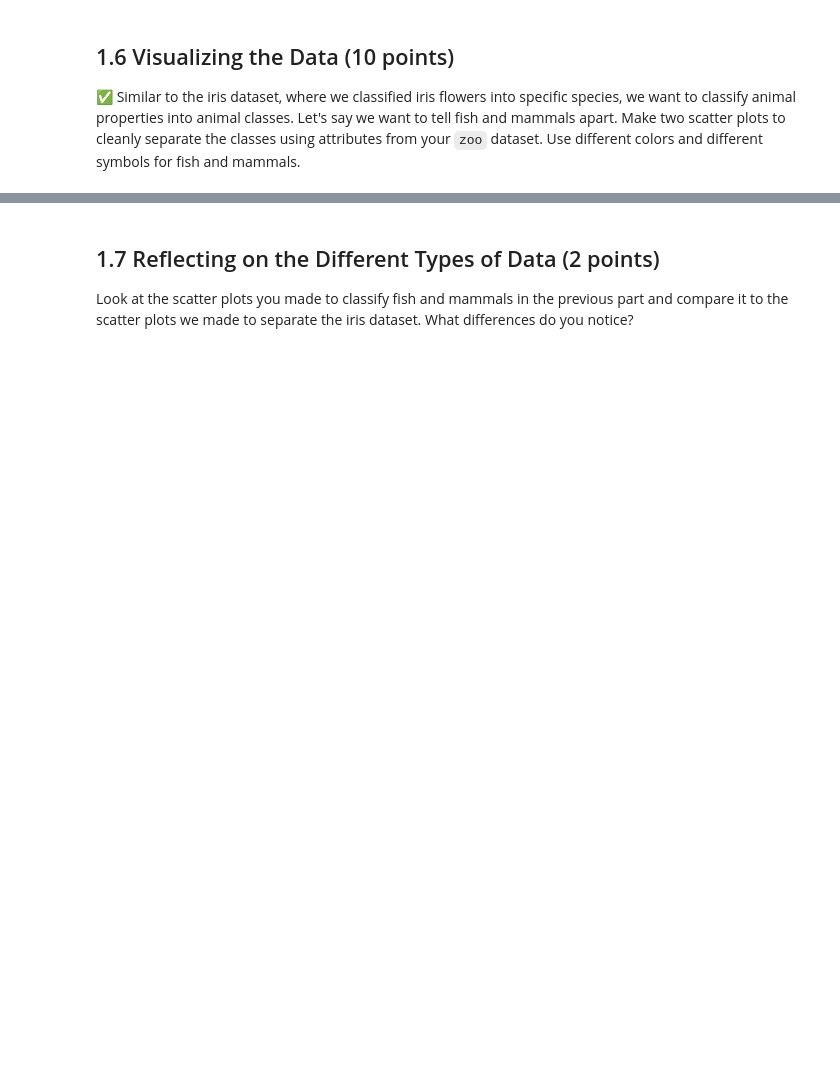
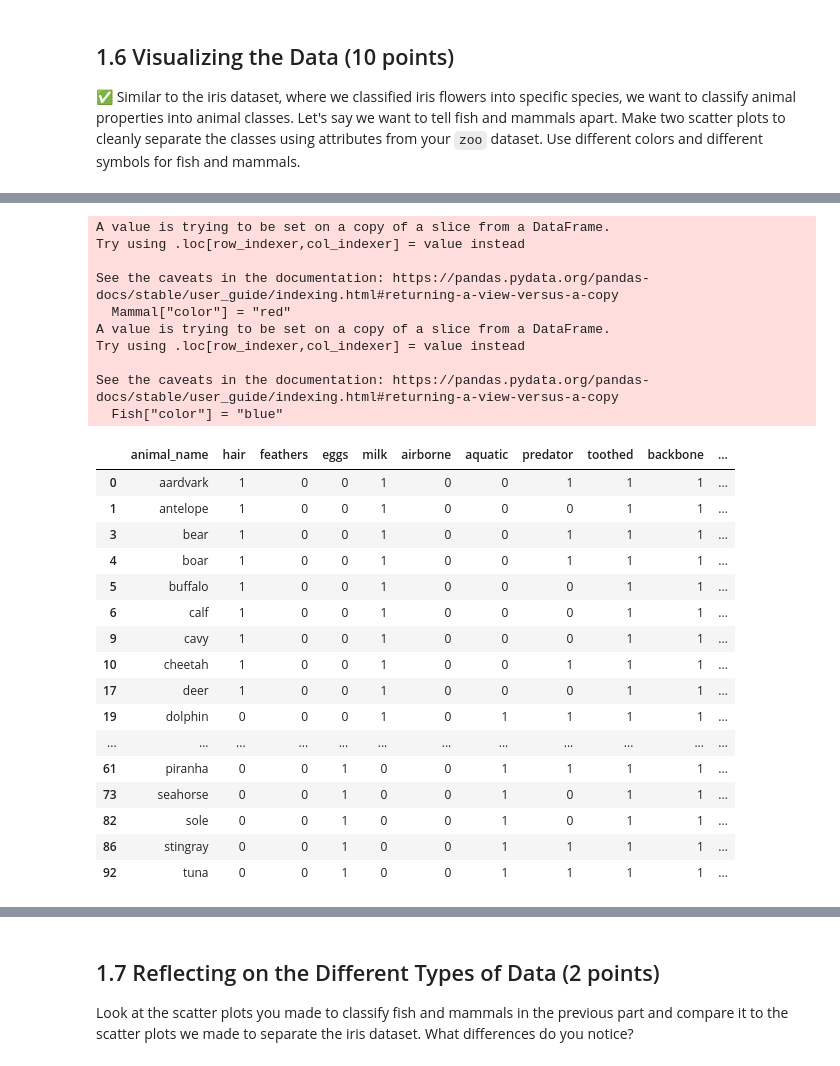
Before and after one commit to NickCoder27/CMSE202-s23-turnin, a Jupyter notebook: hw-02/Balesky_HW-02_PandasAndObjects-STUDENT_v1.ipynb, the cells around one changed output, grey strips where cells are left out. Saved outputs shown, nothing was run; the diff lists cells and outputs as text; code cells hidden in the pictures; blank space fills up the shorter version.

```diff
--- a/hw-02/Balesky_HW-02_PandasAndObjects-STUDENT_v1.ipynb
+++ b/hw-02/Balesky_HW-02_PandasAndObjects-STUDENT_v1.ipynb
@@ -136,0 +173,37 @@ Look back in the PCA/ICA and see how we used `groupby` to find the number of Iri
+# %%
+Mammal = zoo[zoo["class_type"] == 1]
+Mammal["color"] = "red"
+
+Fish = zoo[zoo["class_type"] == 4]
+Fish["color"] = "blue"
+
+new_zoo = Mammal.append(Fish)
+new_zoo
+# %% [output]
+A value is trying to be set on a copy of a slice from a DataFrame.
+Try using .loc[row_indexer,col_indexer] = value instead
+
+See the caveats in the documentation: https://pandas.pydata.org/pandas-docs/stable/user_guide/indexing.html#returning-a-view-versus-a-copy
+  Mammal["color"] = "red"
+A value is trying to be set on a copy of a slice from a DataFrame.
+Try using .loc[row_indexer,col_indexer] = value instead
+
+See the caveats in the documentation: https://pandas.pydata.org/pandas-docs/stable/user_guide/indexing.html#returning-a-view-versus-a-copy
+  Fish["color"] = "blue"
+|  | animal_name | hair | feathers | eggs | milk | airborne | aquatic | predator | toothed | backbone | ... |
+| 0 | aardvark | 1 | 0 | 0 | 1 | 0 | 0 | 1 | 1 | 1 | ... |
+| 1 | antelope | 1 | 0 | 0 | 1 | 0 | 0 | 0 | 1 | 1 | ... |
+| 3 | bear | 1 | 0 | 0 | 1 | 0 | 0 | 1 | 1 | 1 | ... |
+| 4 | boar | 1 | 0 | 0 | 1 | 0 | 0 | 1 | 1 | 1 | ... |
+| 5 | buffalo | 1 | 0 | 0 | 1 | 0 | 0 | 0 | 1 | 1 | ... |
+| 6 | calf | 1 | 0 | 0 | 1 | 0 | 0 | 0 | 1 | 1 | ... |
+| 9 | cavy | 1 | 0 | 0 | 1 | 0 | 0 | 0 | 1 | 1 | ... |
+| 10 | cheetah | 1 | 0 | 0 | 1 | 0 | 0 | 1 | 1 | 1 | ... |
+| 17 | deer | 1 | 0 | 0 | 1 | 0 | 0 | 0 | 1 | 1 | ... |
+| 19 | dolphin | 0 | 0 | 0 | 1 | 0 | 1 | 1 | 1 | 1 | ... |
+| ... | ... | ... | ... | ... | ... | ... | ... | ... | ... | ... | ... |
+| 61 | piranha | 0 | 0 | 1 | 0 | 0 | 1 | 1 | 1 | 1 | ... |
+| 73 | seahorse | 0 | 0 | 1 | 0 | 0 | 1 | 0 | 1 | 1 | ... |
+| 82 | sole | 0 | 0 | 1 | 0 | 0 | 1 | 0 | 1 | 1 | ... |
+| 86 | stingray | 0 | 0 | 1 | 0 | 0 | 1 | 1 | 1 | 1 | ... |
+| 92 | tuna | 0 | 0 | 1 | 0 | 0 | 1 | 1 | 1 | 1 | ... |
```
Also changed, not shown: parts of 11 cells of this notebook.
